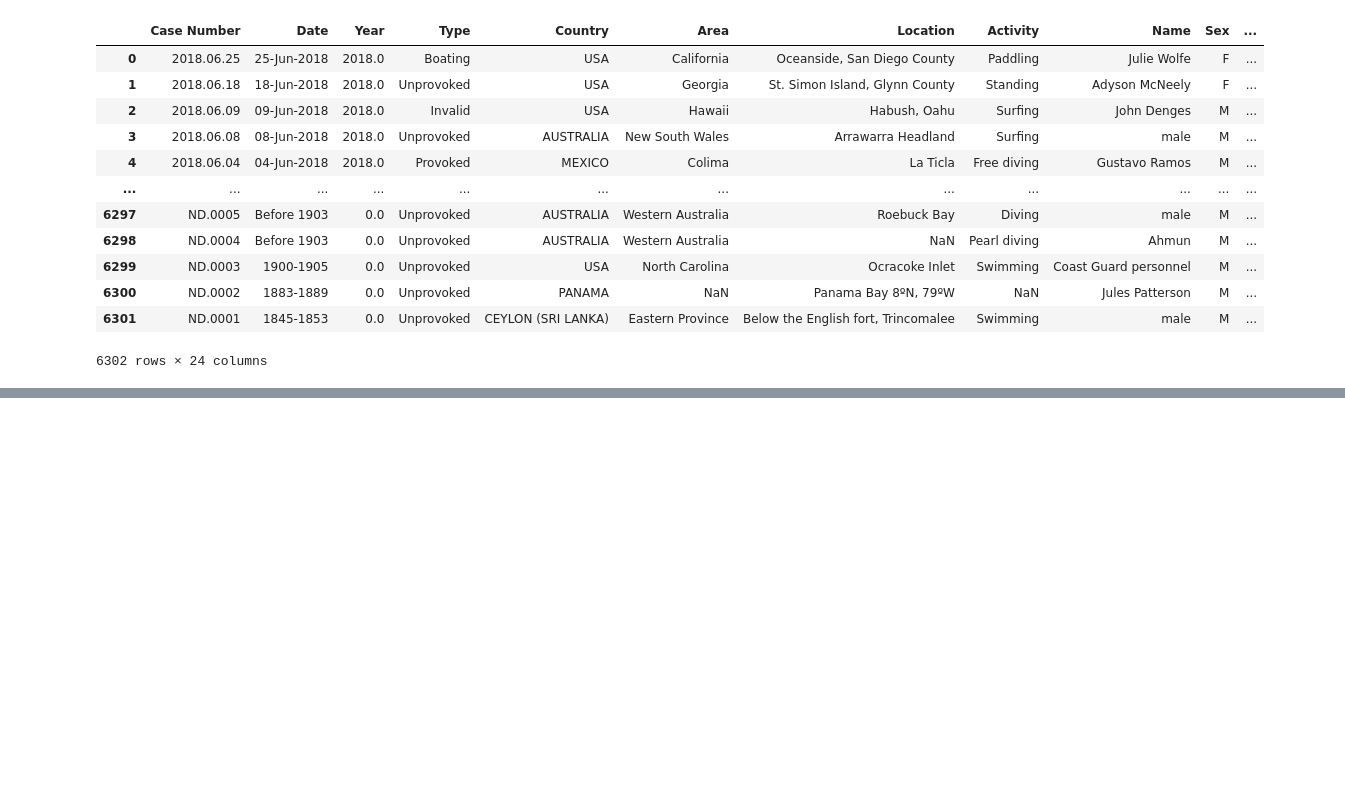
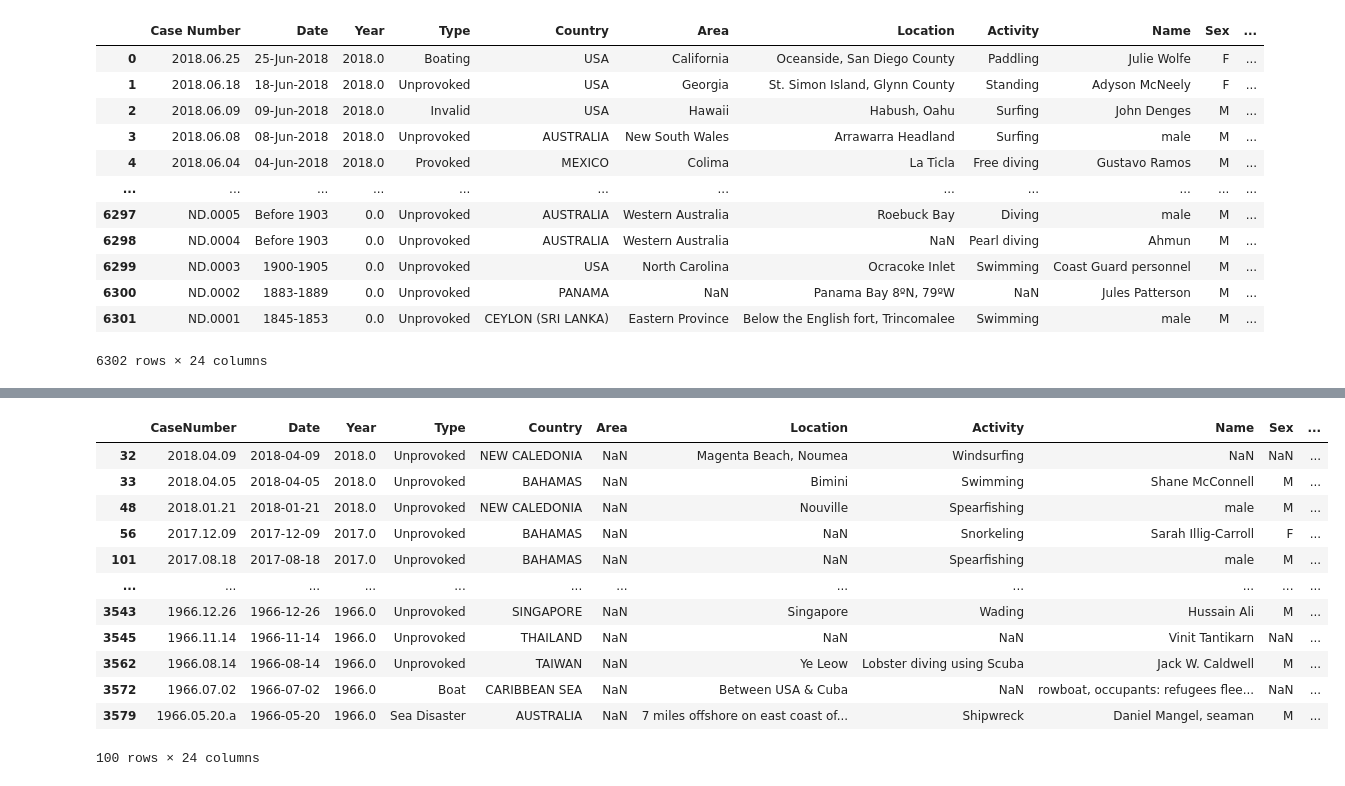
Before and after one commit to NGCOS46/data-cleaning-pandas, a Jupyter notebook: analysis.ipynb, the cells around one changed output, grey strips where cells are left out. Saved outputs shown, nothing was run; the diff lists cells and outputs as text; code cells hidden in the pictures; blank space fills up the shorter version.

```diff
--- a/analysis.ipynb
+++ b/analysis.ipynb
@@ -127,0 +281,2 @@ data_sin_nulos
+# %%
+data_sin_nulos= data_sin_nulos[data_sin_nulos['Country'].notnull()]
@@ -127,0 +303,22 @@ data_sin_nulos
+# %%
+
+data_nulos_area = data_sin_nulos['Area'].isnull()
+# %%
+ver_filas_nulos = data_sin_nulos.loc[data_nulos_area]
+
+
+ver_filas_nulos.head(100)
+# %% [output]
+|  | CaseNumber | Date | Year | Type | Country | Area | Location | Activity | Name | Sex | ... |
+| 32 | 2018.04.09 | 2018-04-09 | 2018.0 | Unprovoked | NEW CALEDONIA | NaN | Magenta Beach, Noumea | Windsurfing | NaN | NaN | ... |
+| 33 | 2018.04.05 | 2018-04-05 | 2018.0 | Unprovoked | BAHAMAS | NaN | Bimini | Swimming | Shane McConnell | M | ... |
+| 48 | 2018.01.21 | 2018-01-21 | 2018.0 | Unprovoked | NEW CALEDONIA | NaN | Nouville | Spearfishing | male | M | ... |
+| 56 | 2017.12.09 | 2017-12-09 | 2017.0 | Unprovoked | BAHAMAS | NaN | NaN | Snorkeling | Sarah Illig-Carroll | F | ... |
+| 101 | 2017.08.18 | 2017-08-18 | 2017.0 | Unprovoked | BAHAMAS | NaN | NaN | Spearfishing | male | M | ... |
+| ... | ... | ... | ... | ... | ... | ... | ... | ... | ... | ... | ... |
+| 3543 | 1966.12.26 | 1966-12-26 | 1966.0 | Unprovoked | SINGAPORE | NaN | Singapore | Wading | Hussain Ali | M | ... |
+| 3545 | 1966.11.14 | 1966-11-14 | 1966.0 | Unprovoked | THAILAND | NaN | NaN | NaN | Vinit Tantikarn | NaN | ... |
+| 3562 | 1966.08.14 | 1966-08-14 | 1966.0 | Unprovoked | TAIWAN | NaN | Ye Leow | Lobster diving using Scuba | Jack W. Caldwell | M | ... |
+| 3572 | 1966.07.02 | 1966-07-02 | 1966.0 | Boat | CARIBBEAN SEA | NaN | Between USA & Cuba | NaN | rowboat, occupants: refugees flee... | NaN | ... |
+| 3579 | 1966.05.20.a | 1966-05-20 | 1966.0 | Sea Disaster | AUSTRALIA | NaN | 7 miles offshore on east coast of... | Shipwreck | Daniel Mangel, seaman | M | ... |
+100 rows × 24 columns
```
Also changed, not shown: parts of 15 cells of this notebook.
